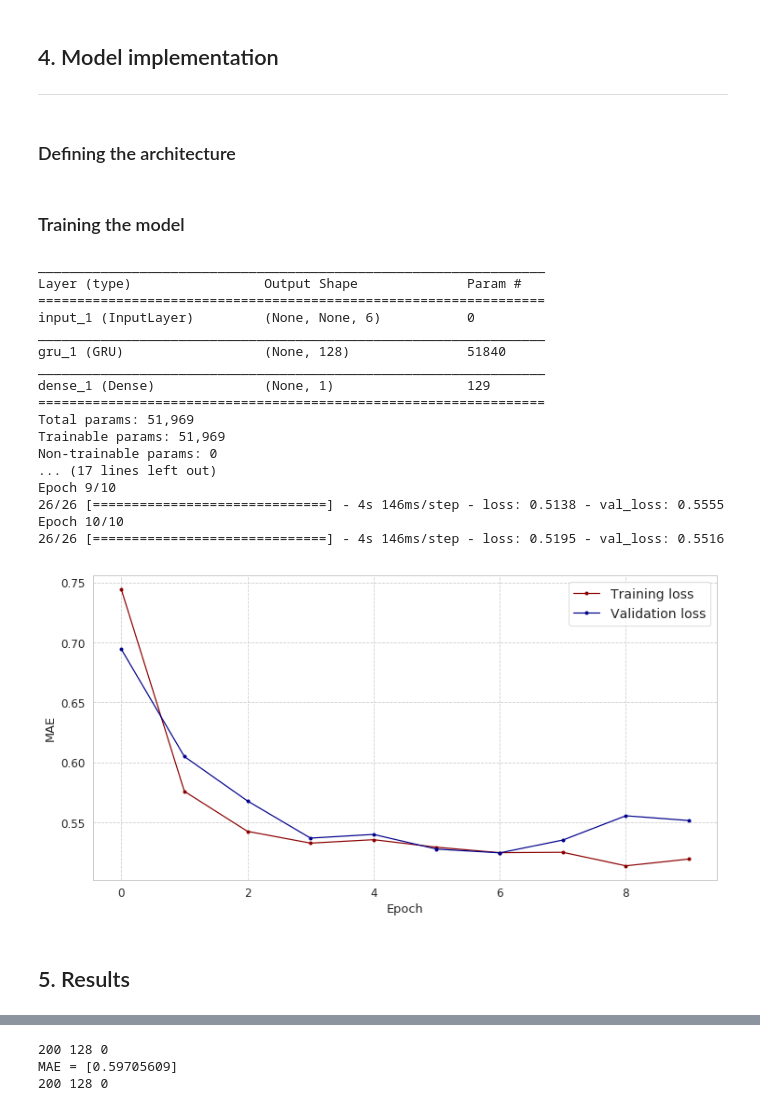
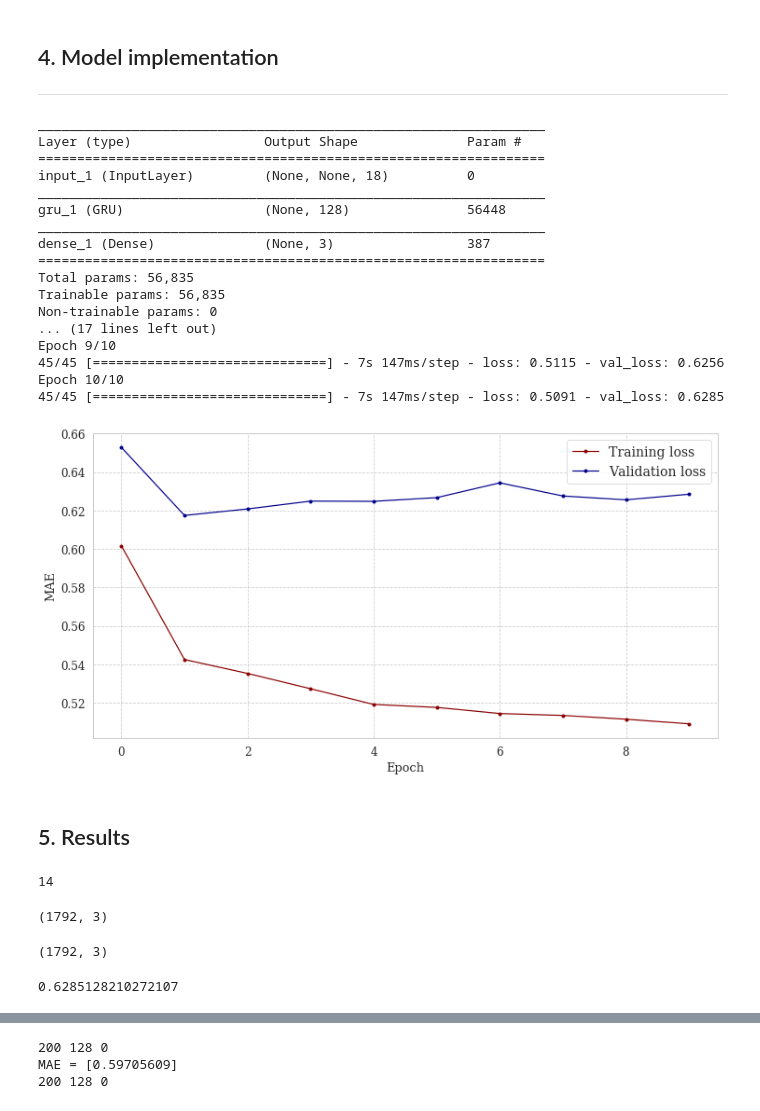
Before and after one commit to hreiten/master-thesis, a Jupyter notebook: src/predictive-models/deep-learning/GRU-CholletGenerator.ipynb, the cells around one changed output, grey strips where cells are left out. Saved outputs shown, nothing was run; the diff lists cells and outputs as text; code cells hidden in the pictures.

```diff
--- a/src/predictive-models/deep-learning/GRU-CholletGenerator.ipynb
+++ b/src/predictive-models/deep-learning/GRU-CholletGenerator.ipynb
@@ -100,21 +68,0 @@ Testing set size:        1200
-# %%
-# only use one of the outputs
-delay = 0 # do not lag the data at all
-lookback=100 # use the 100 previous observations in each batch
-batch_size=128 # use 128 observations in each batch
-
-inputs_idxs = np.array(range(len(feature_tags)))
-#outputs_idxs = np.array(range(len(feature_tags), len(headers)))
-outputs_idxs = np.array([8])
-
-x_train = df2np_train[:,inputs_idxs]
-y_train = df2np_train[:,outputs_idxs]
-
-x_valid = df2np_valid[:,inputs_idxs]
-y_valid = df2np_valid[:,outputs_idxs]
-
-x_test = df2np_test[:-delay,inputs_idxs]
-y_test = df2np_test[delay:,outputs_idxs]
-
-print(x_train.shape, y_train.shape)
-assert x_train.shape[0] == y_train.shape[0] and x_train.shape[1]==len(feature_tags) and y_train.shape[1]==len(outputs_idxs)
@@ -176,9 +131,6 @@ def generator(x_data, y_data, lookback=100, delay=0, min_index=0, max_index=None
             rows = np.arange(i, min(i + batch_size, max_index))
             i += len(rows)
 
-        # 3D tensors have shape (batch_size, timesteps (lookback), features)
-        num_output_timesteps = delay if delay > 0 else 1
-
         samples = np.zeros((len(rows),
                            lookback // step,
                            x_data.shape[-1]))
@@ -191,10 +143,9 @@ def generator(x_data, y_data, lookback=100, delay=0, min_index=0, max_index=None
 
             samples[j] = x_data[indices]
             targets[j] = y_data[indices_targets]
-            #targets[j] = np.reshape(y_data[indices_targets], (num_output_timesteps, y_data.shape[-1]))
         yield samples, targets
 # %%
-def choose_generator_steps(data, lookback, delay, batch_size):
+def choose_generator_steps(data, lookback, batch_size, delay=0):
     """
     Function to choose the maximum number of generator steps such that the generator
     doesn't overflow the number of observations
@@ -315,8 +266,6 @@ def plot_history(history, savepath=None):
     if savepath is not None:
         plt.savefig(savepath)
     plt.show()
-# %% [markdown]
-### Defining the architecture
 # %%
 def build_model(input_layer, num_output_signals):
     layer_1 = layers.GRU(128,
@@ -329,54 +278,70 @@ def build_model(input_layer, num_output_signals):
 
     model = Model(input_layer, output_layer)
     return model
-# %% [markdown]
-### Training the model
 # %%
 # Defining variables
 batch_size=128
 lookback=200
-delay=0
 epochs=10
 
 # Defining generators and generator steps
-train_gen = generator(x_train, y_train, lookback=lookback, batch_size=batch_size, delay=delay)
-valid_gen = generator(x_valid, y_valid, lookback=lookback, batch_size=batch_size, delay=delay)
-train_steps = choose_generator_steps(x_train, lookback=lookback, batch_size=batch_size, delay=delay)
-valid_steps = choose_generator_steps(x_valid, lookback=lookback, batch_size=batch_size, delay=delay)
+train_gen = generator(x_train, y_train, lookback=lookback, batch_size=batch_size)
+valid_gen = generator(x_valid, y_valid, lookback=lookback, batch_size=batch_size)
+train_steps = choose_generator_steps(x_train, lookback=lookback, batch_size=batch_size)
+valid_steps = choose_generator_steps(x_valid, lookback=lookback, batch_size=batch_size)
 
 # Train the model
 K.clear_session()
 input_layer = Input(shape=(None,x_train.shape[-1]))
 model = build_model(input_layer, y_train.shape[-1])
 model.compile(loss='MAE', optimizer='ADAM')
 model.summary()
 
 history = model.fit_generator(generator=train_gen,
                               epochs=epochs,
                               steps_per_epoch=train_steps,
                               validation_data=valid_gen,
                               validation_steps=valid_steps)
 
 plot_history(history)
 # %% [output]
 _________________________________________________________________
 Layer (type)                 Output Shape              Param #
 =================================================================
-input_1 (InputLayer)         (None, None, 6)           0
+input_1 (InputLayer)         (None, None, 18)          0
 _________________________________________________________________
-gru_1 (GRU)                  (None, 128)               51840
+gru_1 (GRU)                  (None, 128)               56448
 _________________________________________________________________
-dense_1 (Dense)              (None, 1)                 129
+dense_1 (Dense)              (None, 3)                 387
 =================================================================
-Total params: 51,969
-Trainable params: 51,969
+Total params: 56,835
+Trainable params: 56,835
 Non-trainable params: 0
 ... (17 lines left out)
 Epoch 9/10
-26/26 [==============================] - 4s 146ms/step - loss: 0.5138 - val_loss: 0.5555
+45/45 [==============================] - 7s 147ms/step - loss: 0.5115 - val_loss: 0.6256
 Epoch 10/10
-26/26 [==============================] - 4s 146ms/step - loss: 0.5195 - val_loss: 0.5516
+45/45 [==============================] - 7s 147ms/step - loss: 0.5091 - val_loss: 0.6285
-[figure, old version]
+[figure, new version]
 # %% [markdown]
 ## 5. Results
+# %%
+print((len(x_valid) - lookback) // batch_size)
+# %% [output]
+14
+# %%
+valid_gen = generator(x_valid, y_valid, lookback=lookback, batch_size=batch_size)
+valid_steps = (len(x_valid) - lookback) // batch_size
+model.predict_generator(valid_gen, valid_steps).shape
+# %% [output]
+(1792, 3)
+# %%
+get_true_targets(y_valid, batch_size, lookback)
+def get_true_targets(true_data, batch_size, lookback, increment=0, batch=None, delay=0):
+# %% [output]
+(1792, 3)
+# %%
+model.evaluate_generator(valid_gen, valid_steps)
+# %% [output]
+0.6285128210272107
 # %%
```
Also changed, not shown: parts of 17 cells of this notebook, 17 other files.
